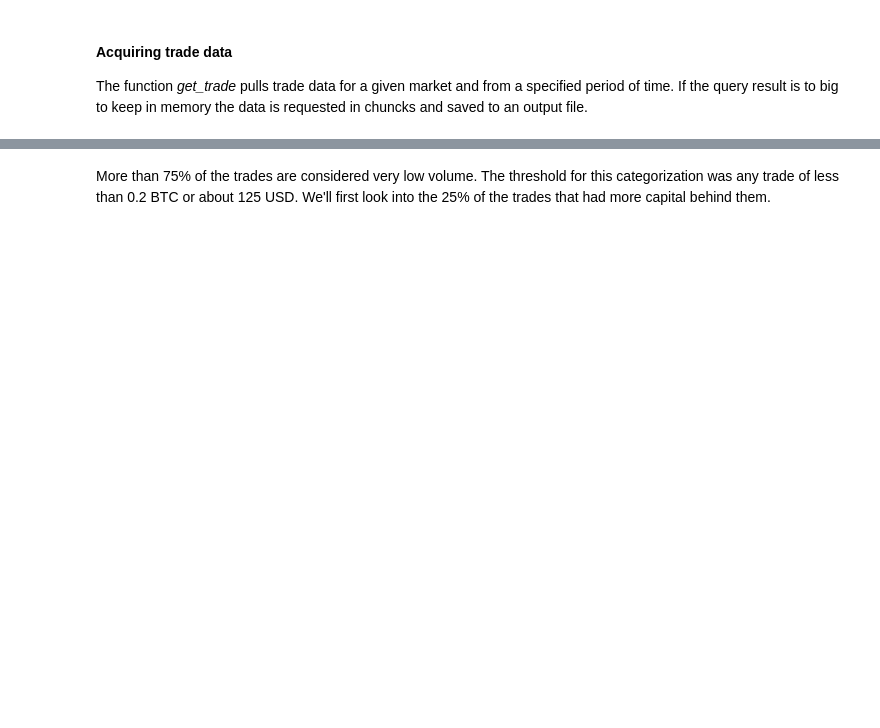
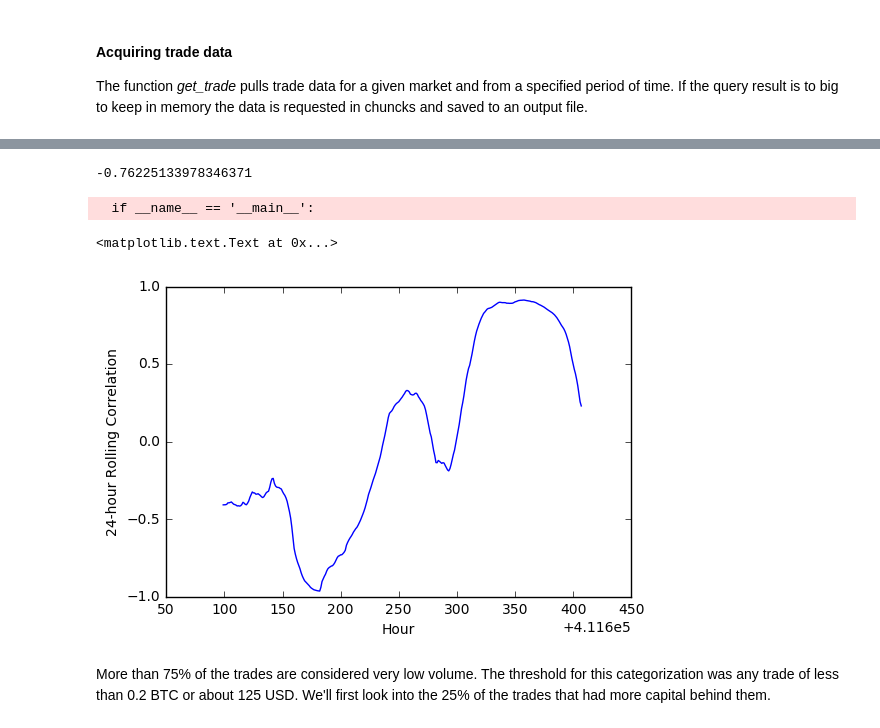
Before and after one commit to malcolmjmr/springboard, a Jupyter notebook: Data Acquisition.ipynb, the cells around one changed output, grey strips where cells are left out. Drawn from its saved outputs; the diff is of its cells as text; code cells hidden in the pictures; blank space fills up the shorter version.

```diff
--- a/Data Acquisition.ipynb
+++ b/Data Acquisition.ipynb
@@ -220,0 +423,13 @@ Name: volume_level, dtype: float64
+# %%
+np.corrcoef(asset2,benchmark)[0,1]
+# %% [output]
+-0.76225133978346371
+# %%
+rolling_correlation = pd.rolling_corr(asset1, benchmark, 100)
+plt.plot(rolling_correlation)
+plt.xlabel('Hour')
+plt.ylabel('24-hour Rolling Correlation')
+# %% [output]
+  if __name__ == '__main__':
+<matplotlib.text.Text at 0x...>
+[figure, added]
```
Also changed, not shown: parts of 61 cells of this notebook, 10 other files.
